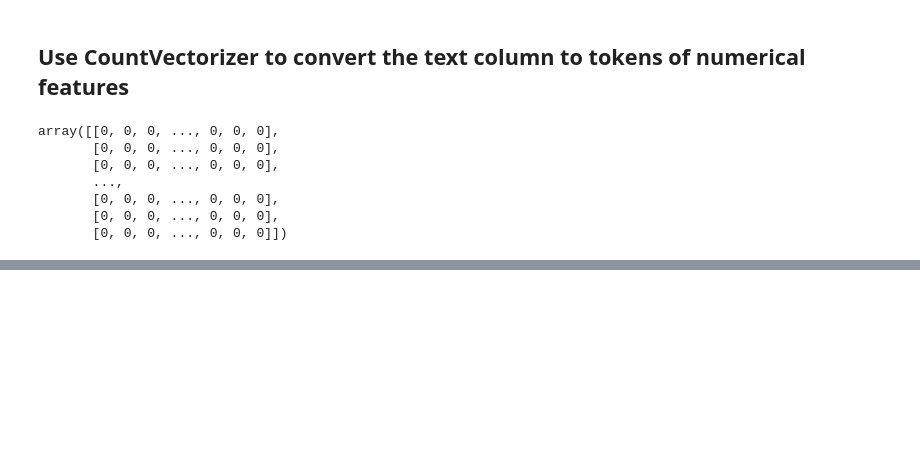
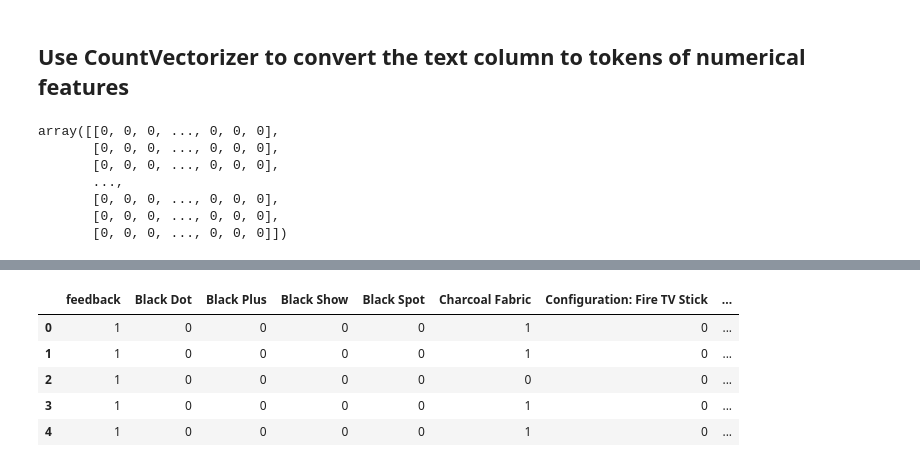
Before and after one commit to Priyo-prog/Understanding-product-review, a Jupyter notebook: Understanding_Product_Review.ipynb, the cells around one changed output, grey strips where cells are left out. Saved outputs shown, nothing was run; the diff lists cells and outputs as text; code cells hidden in the pictures; blank space fills up the shorter version.

```diff
--- a/Understanding_Product_Review.ipynb
+++ b/Understanding_Product_Review.ipynb
@@ -360,3 +360,6 @@ array([[0, 0, 0, ..., 0, 0, 0],
        [0, 0, 0, ..., 0, 0, 0],
        [0, 0, 0, ..., 0, 0, 0],
        [0, 0, 0, ..., 0, 0, 0]])
+# %%
+# From reviews_df dataframe drop the verified reviews column and instead concat the vectorized reviews
+reviews_df.drop(['verified_reviews'], axis=1, inplace=True)
@@ -362,0 +405,13 @@ array([[0, 0, 0, ..., 0, 0, 0],
+# %%
+# Now concatenate this to the main dataframe
+
+reviews_df = pd.concat([reviews_df, reviews_df], axis=1)
+# %%
+reviews_df.head()
+# %% [output]
+|  | feedback | Black Dot | Black Plus | Black Show | Black Spot | Charcoal Fabric | Configuration: Fire TV Stick | ... |
+| 0 | 1 | 0 | 0 | 0 | 0 | 1 | 0 | ... |
+| 1 | 1 | 0 | 0 | 0 | 0 | 1 | 0 | ... |
+| 2 | 1 | 0 | 0 | 0 | 0 | 0 | 0 | ... |
+| 3 | 1 | 0 | 0 | 0 | 0 | 1 | 0 | ... |
+| 4 | 1 | 0 | 0 | 0 | 0 | 1 | 0 | ... |
```
Also changed, not shown: parts of 3 cells of this notebook.
